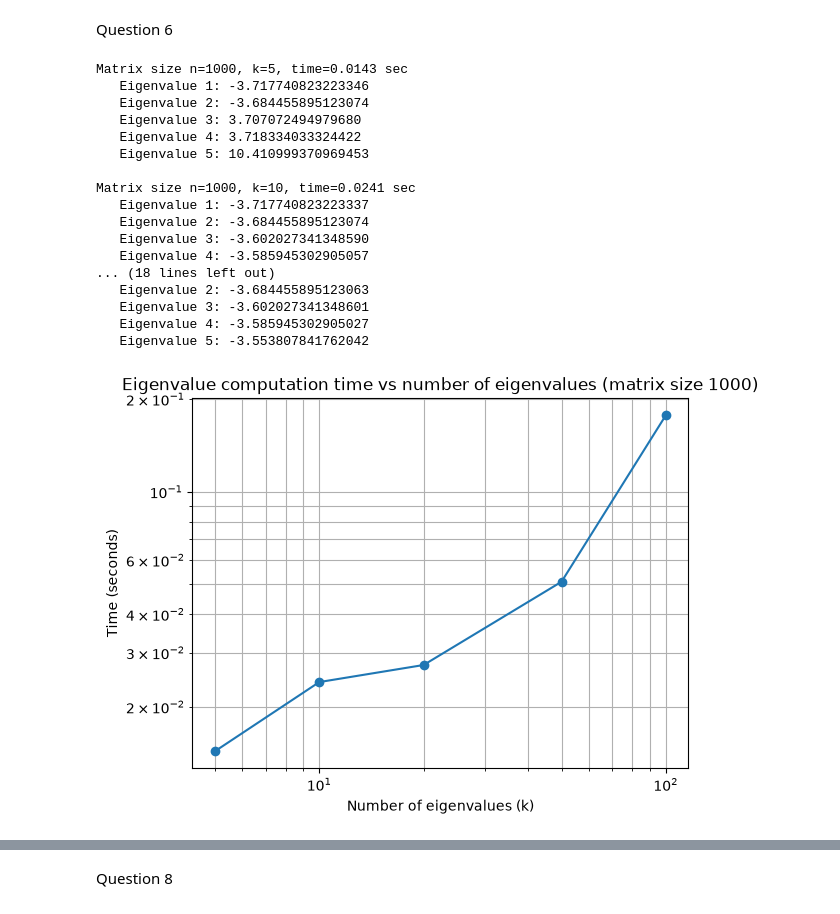
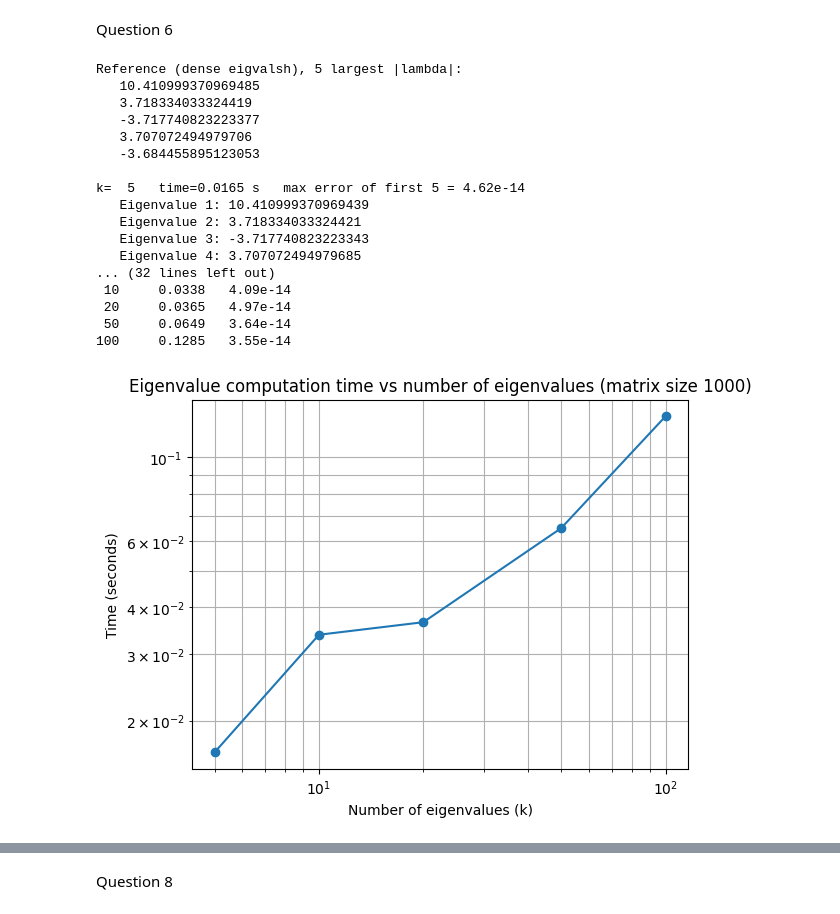
Before and after one commit to ce25m045-jpg/assignment-3, a Jupyter notebook: Assignment_3_TODO.ipynb, the cells around one changed output, grey strips where cells are left out. Drawn from its saved outputs; the diff is of its cells as text; code cells hidden in the pictures.

```diff
--- a/Assignment_3_TODO.ipynb
+++ b/Assignment_3_TODO.ipynb
@@ -141,62 +418,71 @@ Question 6
 # %%
 import numpy as np
 import time
 import matplotlib.pyplot as plt
 from scipy import sparse
-from scipy.sparse import csr_matrix
 from scipy.sparse.linalg import eigsh
 
-# Matrix size
 n = 1000
-# Different numbers of eigenvalues to compute
 nos_eigenvalues = [5, 10, 20, 50, 100]
-
-elapsed_time = []
 
 density = 2 / 100
 sparse_matrix = sparse.rand(n, n, density=density, format="csr", random_state=50)
-A_sparse = sparse_matrix
-A_sparse = (A_sparse + A_sparse.T) / 2   # make it symmetric
+A_sparse = (sparse_matrix + sparse_matrix.T) / 2      # make it symmetric (same matrix for every k)
 
+# "exact" reference from the direct (dense) solver, sorted by decreasing magnitude
+ref = np.linalg.eigvalsh(A_sparse.toarray())
+ref = ref[np.argsort(-np.abs(ref))]
+print("Reference (dense eigvalsh), 5 largest |lambda|:")
+for i in range(5):
+    print(f"   {ref[i]:.15f}")
+print()
+
+elapsed_time, max_err = [], []
 for k in nos_eigenvalues:
-    start_time = time.perf_counter()   # start timer
+    best = np.inf
+    for _ in range(5):                                  # best of 5 to reduce timing noise
+        t0 = time.perf_counter()
+        eigvals, eigvecs = eigsh(A_sparse, k=k, which='LM')
+        best = min(best, time.perf_counter() - t0)
+    elapsed_time.append(best)
 
-    # compute k eigenvalues
-    eigvals, eigvecs = eigsh(A_sparse, k=k, which='LM')
+    order = np.argsort(-np.abs(eigvals))                # eigsh returns ascending order -> sort by |lambda|
+    eigvals = eigvals[order]
+    err = np.abs(eigvals[:5] - ref[:5])
+    max_err.append(err.max())
 
-    end_time = time.perf_counter()     # end timer
-
-    elapsed_time.append(end_time - start_time)
-    print(f"Matrix size n={n}, k={k}, time={elapsed_time[-1]:.4f} sec")
-    # Print first 5 eigenvalues up to 15 decimal places
-    for idx, val in enumerate(eigvals[:5]):
-        print(f"   Eigenvalue {idx+1}: {val:.15f}")
+    print(f"k={k:3d}   time={best:.4f} s   max error of first 5 = {err.max():.2e}")
+    for idx in range(5):
+        print(f"   Eigenvalue {idx+1}: {eigvals[idx]:.15f}")
     print()
 
-# Plot in log-log scale
+print(" k    time (s)   max |error|")
+for k, t, e in zip(nos_eigenvalues, elapsed_time, max_err):
+    print(f"{k:3d}   {t:8.4f}   {e:.2e}")
+
 plt.figure()
 plt.loglog(nos_eigenvalues, elapsed_time, marker='o')
 plt.xlabel("Number of eigenvalues (k)")
 plt.ylabel("Time (seconds)")
 plt.title(f"Eigenvalue computation time vs number of eigenvalues (matrix size {n})")
 plt.grid(True, which="both")
 plt.show()
 # %% [output]
-Matrix size n=1000, k=5, time=0.0143 sec
-   Eigenvalue 1: -3.717740823223346
-   Eigenvalue 2: -3.684455895123074
-   Eigenvalue 3: 3.707072494979680
-   Eigenvalue 4: 3.718334033324422
-   Eigenvalue 5: 10.410999370969453
+Reference (dense eigvalsh), 5 largest |lambda|:
+   10.410999370969485
+   3.718334033324419
+   -3.717740823223377
+   3.707072494979706
+   -3.684455895123053
 
-Matrix size n=1000, k=10, time=0.0241 sec
-   Eigenvalue 1: -3.717740823223337
-   Eigenvalue 2: -3.684455895123074
-   Eigenvalue 3: -3.602027341348590
-   Eigenvalue 4: -3.585945302905057
-... (18 lines left out)
-   Eigenvalue 2: -3.684455895123063
-   Eigenvalue 3: -3.602027341348601
-   Eigenvalue 4: -3.585945302905027
-   Eigenvalue 5: -3.553807841762042
+k=  5   time=0.0165 s   max error of first 5 = 4.62e-14
+   Eigenvalue 1: 10.410999370969439
+   Eigenvalue 2: 3.718334033324421
+   Eigenvalue 3: -3.717740823223343
+   Eigenvalue 4: 3.707072494979685
+... (32 lines left out)
+ 10     0.0338   4.09e-14
+ 20     0.0365   4.97e-14
+ 50     0.0649   3.64e-14
+100     0.1285   3.55e-14
-[figure, old version]
+[figure, new version]
```
Also changed, not shown: parts of 37 cells of this notebook, 1 other file.
